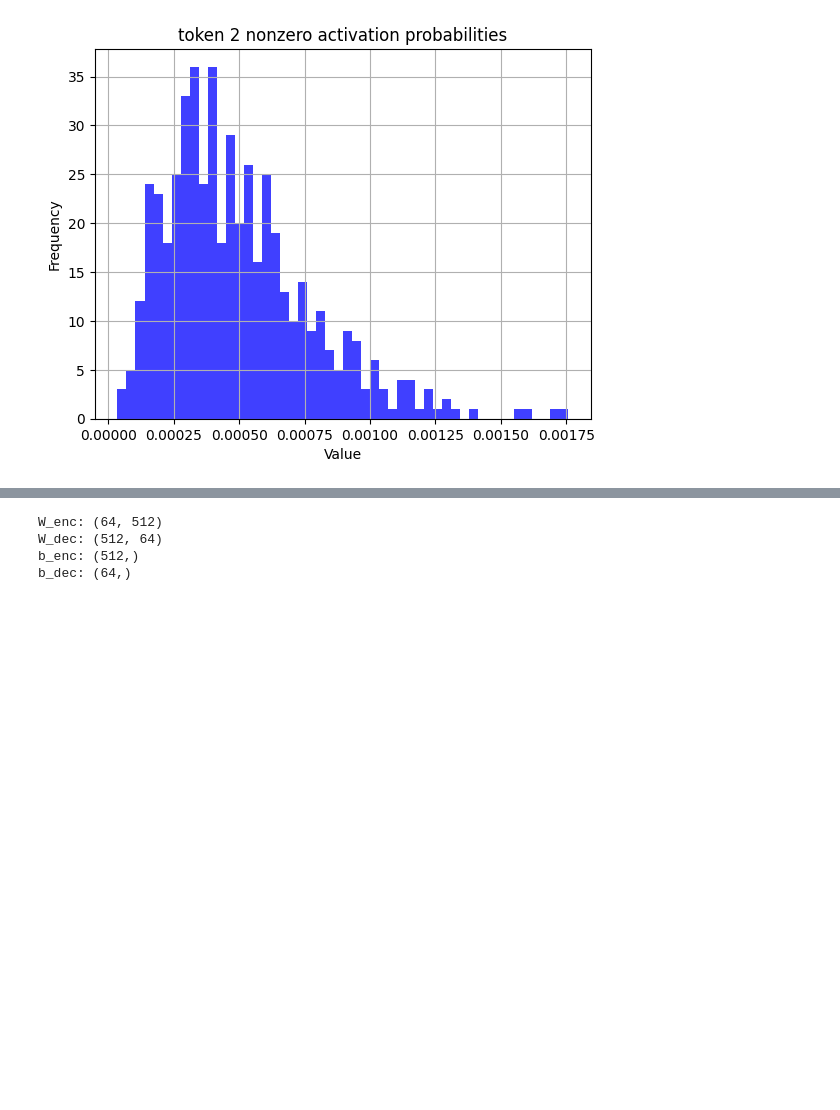
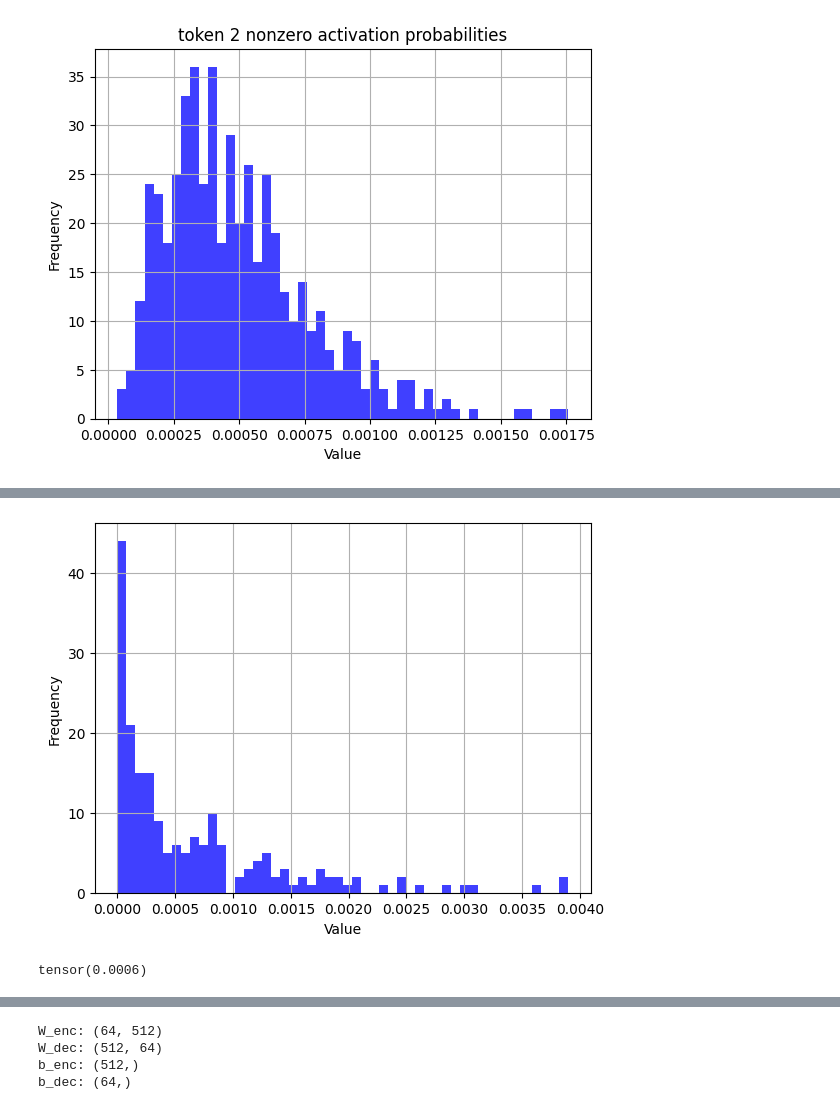
Before and after one commit to joelburget/sae_expected_l0, a Jupyter notebook: vis.ipynb, the cells around one changed output, grey strips where cells are left out. Cells and saved outputs as stored; diff of their text form; code cells hidden in the pictures; blank space fills up the shorter version.

```diff
--- a/vis.ipynb
+++ b/vis.ipynb
@@ -60,0 +90,7 @@ for i in range(3):
+# %%
+per_item_mse_loss = F.mse_loss(x, x_hat, reduction="none")
+histogram(per_item_mse_loss)
+F.mse_loss(x, x_hat)
+# %% [output]
+[figure, added]
+tensor(0.0006)
```
Also changed, not shown: parts of 5 cells of this notebook.
